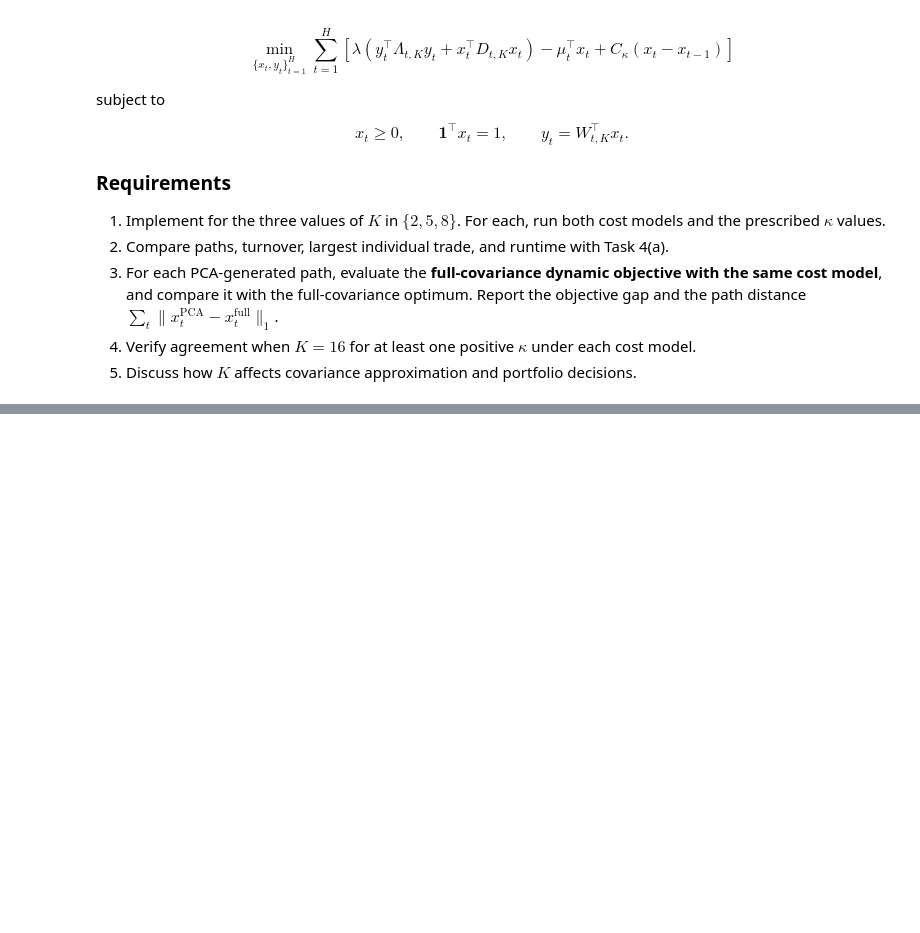
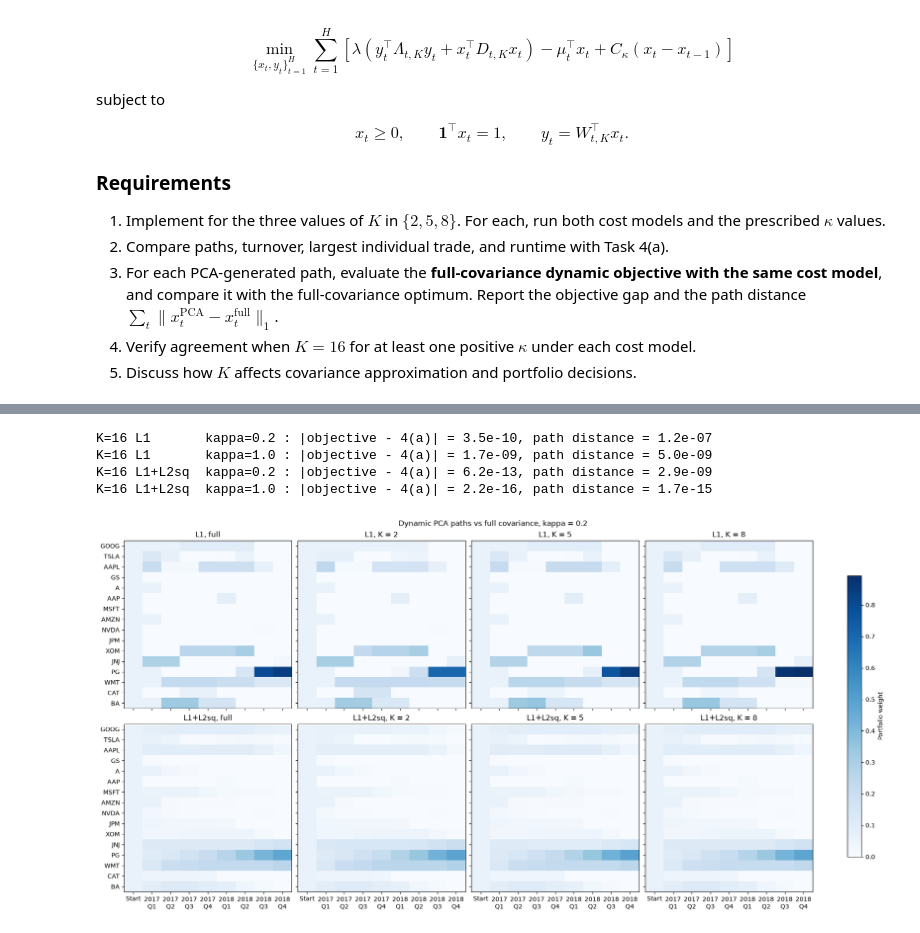
Before and after one commit to oliviahuang321/ApplicationsFE1, a Jupyter notebook: Project2_Portfolio_Optimization.ipynb, the cells around one changed output, grey strips where cells are left out. Saved outputs shown, nothing was run; the diff lists cells and outputs as text; code cells hidden in the pictures; blank space fills up the shorter version.

Commit message:
Task 4b: dynamic PCA factor model, comparison with 4a, K=16 check, discussion
Co-Authored-By: Claude Fable 5.1 <noreply@anthropic.com>

```diff
--- a/Project2_Portfolio_Optimization.ipynb
+++ b/Project2_Portfolio_Optimization.ipynb
@@ -999,0 +1057,30 @@ for K in K_grid:
+# %%
+# Requirement 4: with K = 16 every eigenpair is kept, D_16 = 0 and W Lambda W^T = Q_t, so the factor problem is the 4(a) problem.
+W_path, lam_path, D_path, _ = pca_inputs[16]
+for cost_model in cost_models:
+    for kappa in [0.2, 1.0]:
+        X16, obj16 = solve_full_horizon_PCA(16, mu_path, W_path, lam_path, D_path, x0, kappa, cost_model)
+        print(f'K=16 {cost_model:8s} kappa={kappa:<4}: |objective - 4(a)| = {abs(obj16 - full_results.loc[(cost_model, kappa), "Objective"]):.1e}, '
+              f'path distance = {np.abs(X16 - full_solutions[(cost_model, kappa)]).sum():.1e}')
+# %% [output]
+K=16 L1       kappa=0.2 : |objective - 4(a)| = 3.5e-10, path distance = 1.2e-07
+K=16 L1       kappa=1.0 : |objective - 4(a)| = 1.7e-09, path distance = 5.0e-09
+K=16 L1+L2sq  kappa=0.2 : |objective - 4(a)| = 6.2e-13, path distance = 2.9e-09
+K=16 L1+L2sq  kappa=1.0 : |objective - 4(a)| = 2.2e-16, path distance = 1.7e-15
+# %%
+# Paths at kappa = 0.2: full covariance next to K = 2, 5, 8, one row per cost model (same layout and colour scale as 4(a))
+plot_kappa = 0.2
+paths = {m: [('full', full_solutions[(m, plot_kappa)])] + [(f'K = {K}', pca_solutions[(K, m, plot_kappa)]) for K in [2, 5, 8]]
+         for m in cost_models}
+fig, axes = plt.subplots(2, 4, figsize=(18, 9), sharex=True, sharey=True, layout='constrained')
+for i, cost_model in enumerate(cost_models):
+    for j, (name, X) in enumerate(paths[cost_model]):
+        heatmap = axes[i, j].imshow(np.vstack([x0, X]).T, aspect='auto', cmap='Blues', vmin=0, vmax=color_max)
+        axes[i, j].set_title(f'{cost_model}, {name}')
+        axes[i, j].set_yticks(range(n), asset_lst)
+        axes[i, j].set_xticks(range(H + 1), labels)
+fig.colorbar(heatmap, ax=axes, label='Portfolio weight', shrink=0.8)
+fig.suptitle(f'Dynamic PCA paths vs full covariance, kappa = {plot_kappa}')
+plt.show()
+# %% [output]
+[figure, added]
```
Also changed, not shown: parts of 3 cells of this notebook.
